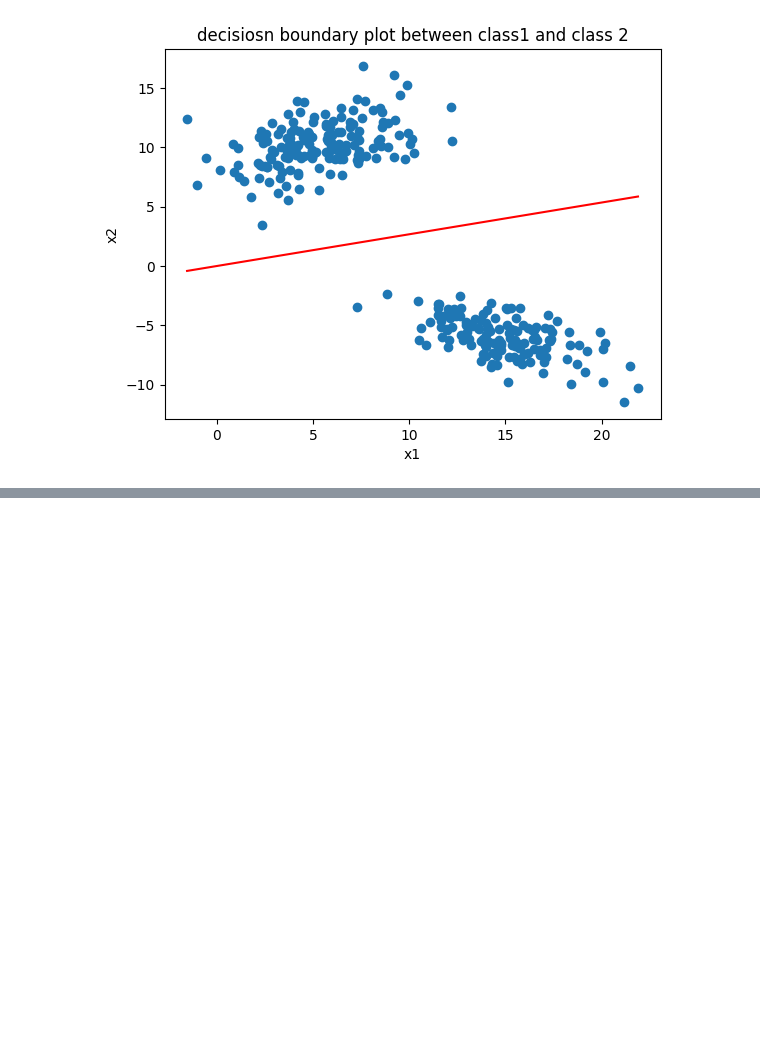
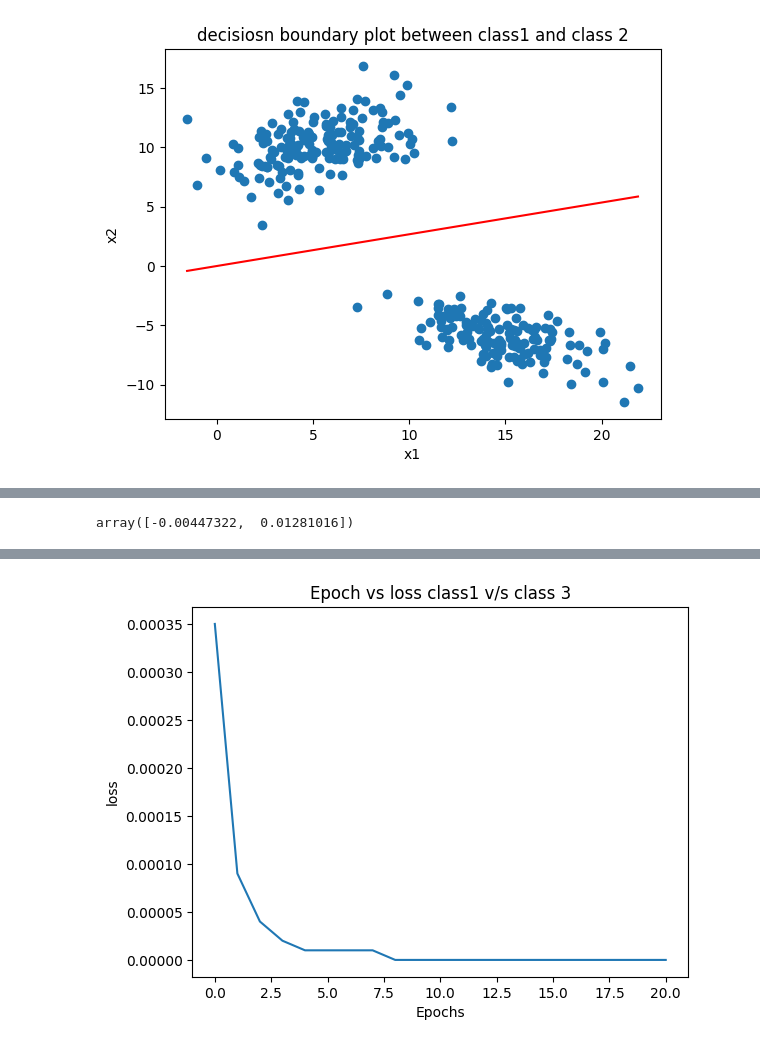
Before and after one commit to ShubhamPatwar/Projects, a Jupyter notebook: DL assignments/Assignment_1/assignment_1_solved/Assignmnet_1_part_1.ipynb, the cells around one changed output, grey strips where cells are left out. Saved outputs shown, nothing was run; the diff lists cells and outputs as text; code cells hidden in the pictures; blank space fills up the shorter version.

```diff
--- a/DL assignments/Assignment_1/assignment_1_solved/Assignmnet_1_part_1.ipynb
+++ b/DL assignments/Assignment_1/assignment_1_solved/Assignmnet_1_part_1.ipynb
@@ -230,0 +392,64 @@ plt.show()
+# %%
+class_2_with_label  , class_3_with_label = binary_data_class_maker(class2 , class3)
+
+
+class_2_3_data  = np.concatenate((class_2_with_label  , class_3_with_label), axis= 0)
+
+
+np.random.shuffle(class_2_3_data)
+
+# Splitting the data
+
+split = int(len(class_2_3_data)*0.7)
+
+train_2_3 = class_2_3_data[ :split]
+test_2_3 = class_2_3_data[split : ]
+# %%
+weights_2_3 = np.random.randn(2)*0.01 # shape: (2,)
+weights_2_3
+# %% [output]
+array([-0.00447322,  0.01281016])
+# %%
+# training on class 1 v/s class2
+
+
+
+eta = 0.01
+Epoches  = 20
+Epoch_loss = []
+
+for epoch in range(Epoches+1):
+    loss = []
+
+    for i in train_2_3 : # SGD ,becasue it is updating at every step.
+
+        a = np.dot(weights_2_3.T,i[0:2])
+        # print(f"weights are {weights} and input {i[0:2]} --> dot_product is {a}")
+
+        y_cap = sigmoidal_function(a)
+        y = i[2]
+        E = ( y - y_cap)**2
+
+        loss.append(E)
+
+        avg_loss = np.mean(E)
+        weights_2_3 = weights_2_3 + 2*eta*(y-y_cap)*(y_cap)*(1-y_cap)*i[0:2]
+
+        print(f"Epoch no. {epoch+1} | instant loss = {round(E,4)} | avg_loss = {round(avg_loss,4)}")
+
+    Epoch_loss.append(round(avg_loss,5))
+
+
+epoch_mean_loss  = np.mean(Epoch_loss)
+
+
+
+
+print(f"Total epochs {Epoches} and avg loss after these epochs is {round(epoch_mean_loss,5)} and the method used is SGD")
+
+plt.plot(Epoch_loss)
+plt.xlabel("Epochs")
+plt.ylabel("loss")
+plt.title("Epoch vs loss class1 v/s class 3")
+plt.show()
+# %% [output]
@@ -230,0 +473 @@ plt.show()
+[figure, added]
```
Also changed, not shown: parts of 14 cells of this notebook.
